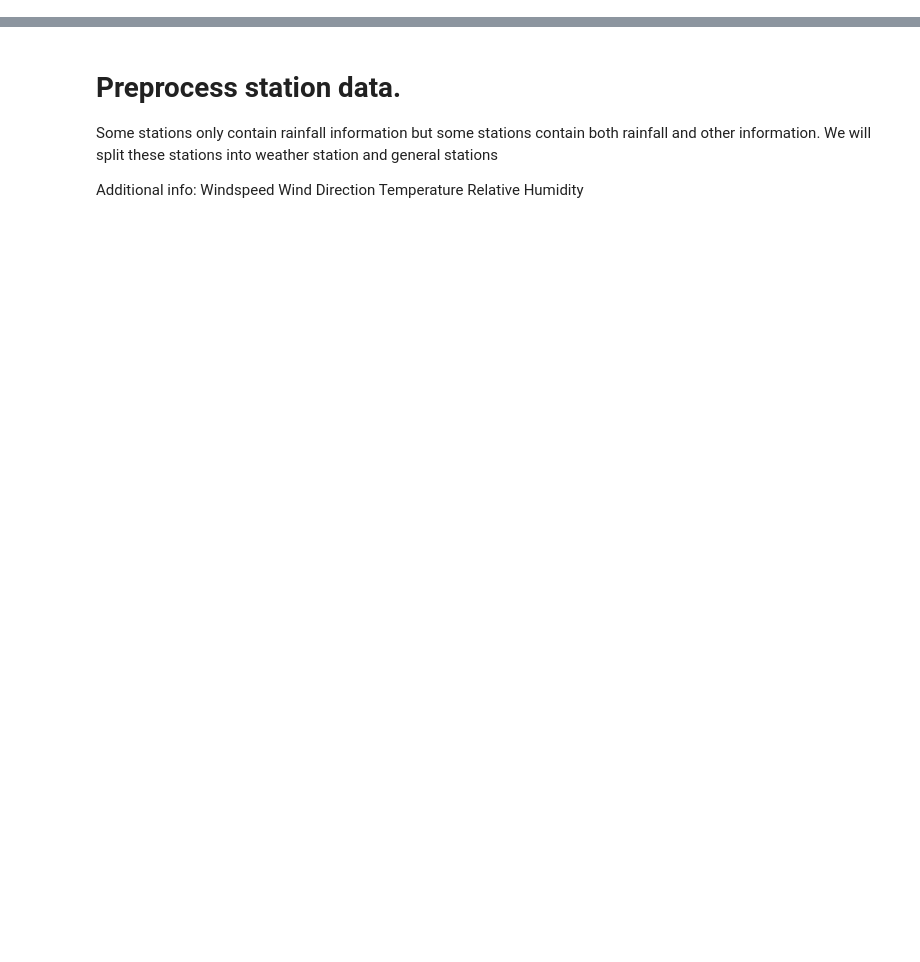
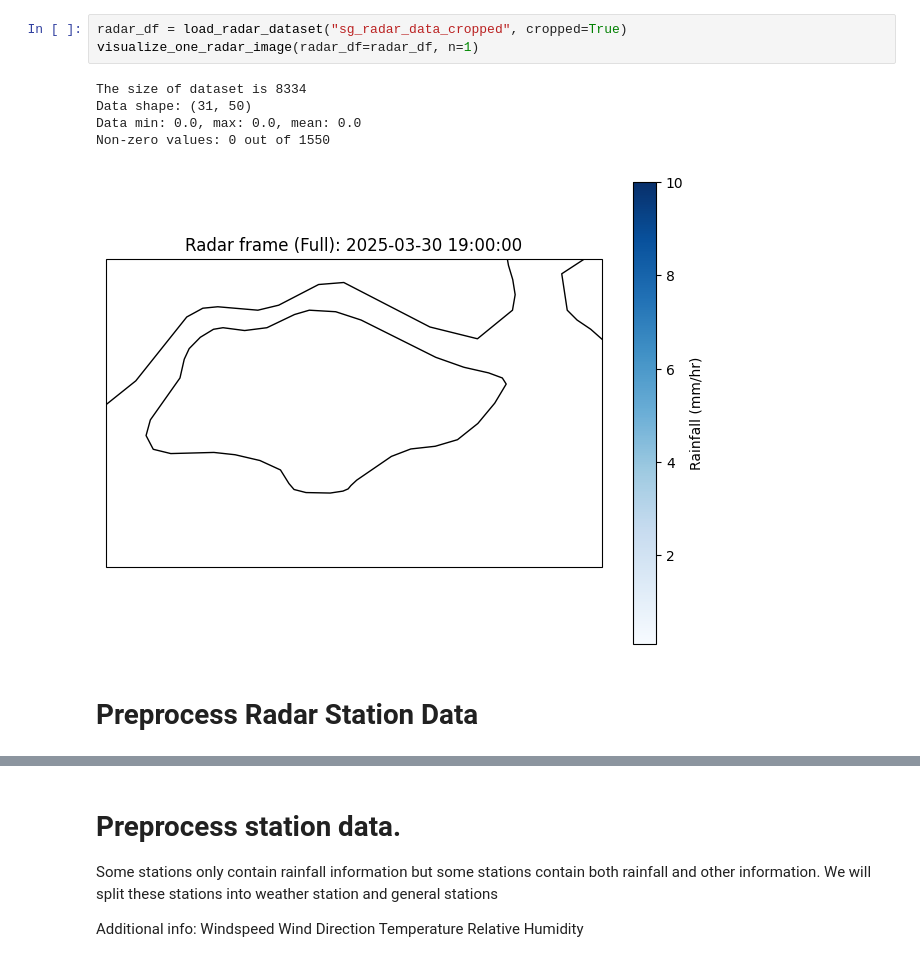
Before and after one commit to jylow/rainfall_data_fusion, a Jupyter notebook: GNN_radar.ipynb, the cells around one changed output, grey strips where cells are left out. Cells and saved outputs as stored; diff of their text form; blank space fills up the shorter version.

Commit message:
added basic script for radar gnn

```diff
--- a/GNN_radar.ipynb
+++ b/GNN_radar.ipynb
@@ -37,0 +155,11 @@ print(len(set(weather_station_data["gid"].values)))
+# %%
+radar_df = load_radar_dataset("sg_radar_data_cropped", cropped=True)
+visualize_one_radar_image(radar_df=radar_df, n=1)
+# %% [output]
+The size of dataset is 8334
+Data shape: (31, 50)
+Data min: 0.0, max: 0.0, mean: 0.0
+Non-zero values: 0 out of 1550
+[figure, added]
+# %% [markdown]
+# Preprocess Radar Station Data
```
Also changed, not shown: parts of 38 cells of this notebook, 8 other files.
